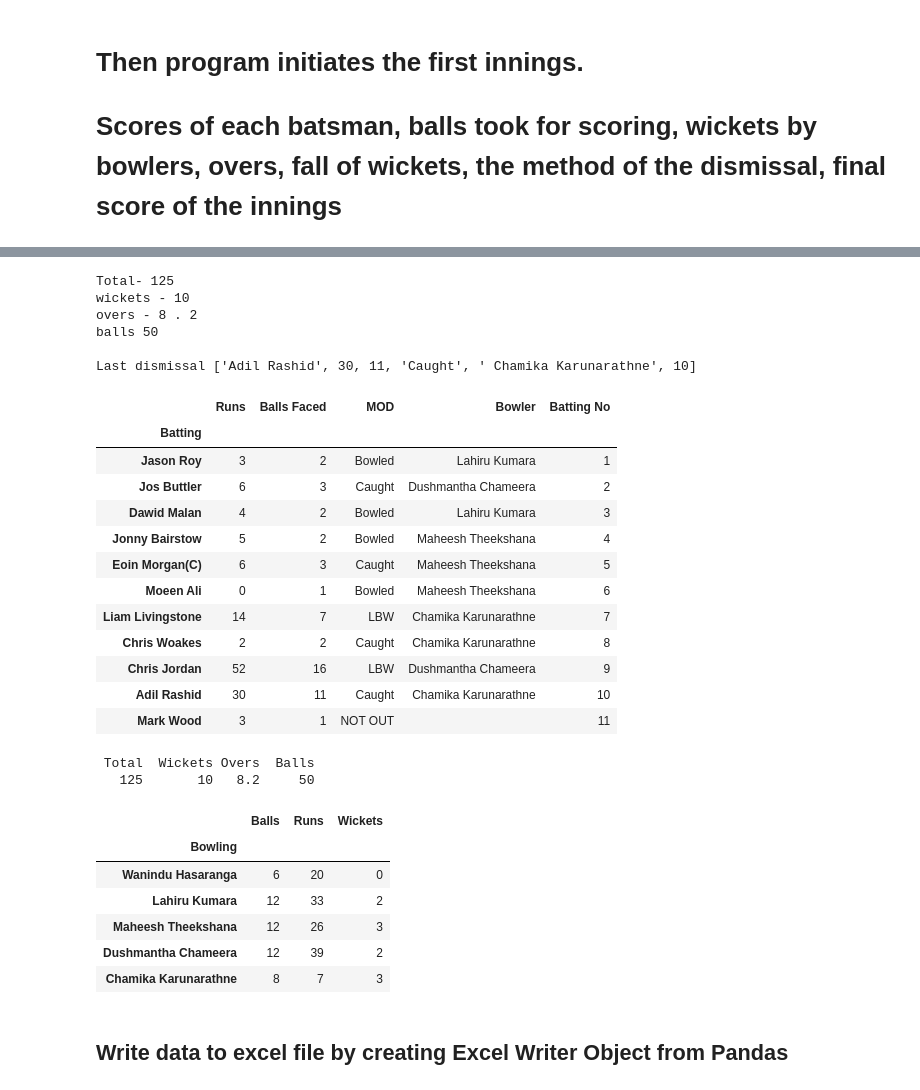
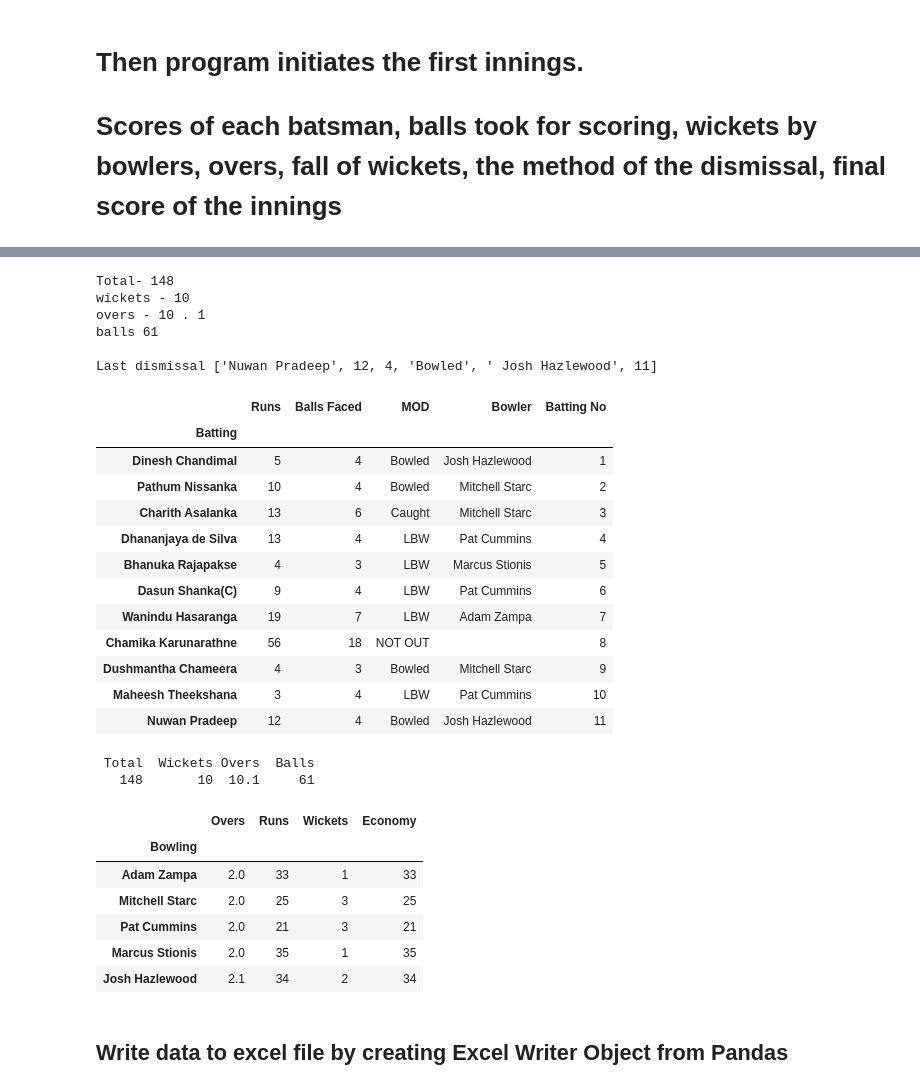
Before and after one commit to Nadun999/Cricket_Match_Simulator, a Jupyter notebook: files/coursework_test.ipynb, the cells around one changed output, grey strips where cells are left out. Saved outputs shown, nothing was run; the diff lists cells and outputs as text; code cells hidden in the pictures.

Commit message:
bowler overs edit

```diff
--- a/files/coursework_test.ipynb
+++ b/files/coursework_test.ipynb
@@ -265,7 +251,7 @@ batting_team = pd.read_excel(batting_url)
 #converting excel to python list
 yet_to_bat = batting_team.values.tolist()
 
-# bowlers_name , balls , runs , wickets
+# bowlers_name , balls , runs , wickets , economy
 #importing bowling team
 bowling_url = team_to_bowl[1]
 bowling_team = pd.read_excel(bowling_url)
@@ -277,7 +263,7 @@ yet_to_bowl = []
 
 for i in reversed(range(len(bowling_team_list))):
     if len(yet_to_bowl) < 5 :
-        yet_to_bowl.append([bowling_team_list[i][0], 0, 0, 0])
+        yet_to_bowl.append([bowling_team_list[i][0], 0, 0, 0, 0])
 
 
 
@@ -340,7 +326,7 @@ while (balls < (TOTAL_BALLS+1)):
                 str(bowler_onstrike[0])
 
             # fall of wickets
-            print('FOW', first_ing_total, ' --> ', first_ing_wickets+1, ' on over -', int(balls/6), '.', (balls) % 6 , batsman_onstrike[0][0])
+            print('FOW at', first_ing_total, ' --> ', first_ing_wickets+1, ' on over -', int(balls/6), '.', (balls) % 6 , batsman_onstrike[0][0])
 
             #bring new batsman to the crease (batsman_onstrike)
             if len(yet_to_bat) > 0:
@@ -366,6 +352,12 @@ while (balls < (TOTAL_BALLS+1)):
             current_bowler_onstrike_runs = bowler_onstrike[2]
             bowler_onstrike[2] = current_bowler_onstrike_runs + batter_score
 
+            # adding batter_score to current_bowler to get economy
+            current_bowler_onstrike_economy = 0
+            current_bowler_onstrike_economy = bowler_onstrike[4]
+            bowler_onstrike[4] = current_bowler_onstrike_economy + batter_score
+
+
             # swapping onstrike batsman when strike rotates
             if batter_score == 1 or batter_score == 3:
                 current_batsman = batsman_onstrike[0]
@@ -386,6 +378,9 @@ while (balls < (TOTAL_BALLS+1)):
     current_bowler_onstrike_balls = 0
     current_bowler_onstrike_balls = bowler_onstrike[1]
     bowler_onstrike[1] = current_bowler_onstrike_balls + 1
+
+
+    #adding balls to first_ing ball count
     balls += 1
 
 # last dismissed batsman
@@ -429,6 +424,12 @@ sorted_list = sorted(score_card_first_ing, key=itemgetter(5))
 df_score_card_first_ing = pd.DataFrame(sorted_list)
 
 
+
+#converting bowler balls to overs
+for bowler_overs in bowler_list_first_ing:
+    bowler_overs[1] = str(int((bowler_overs[1])/6)) + '.'+ str((bowler_overs[1]) % 6)
+
+
 # convert df_bowler_list_first_ing to a data frame for displaying
 df_bowler_list_first_ing = pd.DataFrame(bowler_list_first_ing)
 # %% [output]
@@ -447,12 +448,12 @@ print('\nTotal-', first_ing_total, '\nwickets -', first_ing_wickets, '\novers -'
 # print('Extras - ',extras_first_ing)
 print('\nLast dismissal', last_dismissal)
 # %% [output]
-Total- 125
+Total- 148
 wickets - 10
-overs - 8 . 2
-balls 50
+overs - 10 . 1
+balls 61
 
-Last dismissal ['Adil Rashid', 30, 11, 'Caught', ' Chamika Karunarathne', 10]
+Last dismissal ['Nuwan Pradeep', 12, 4, 'Bowled', ' Josh Hazlewood', 11]
 # %%
 new_headers = ['Batting','Runs','Balls Faced','MOD','Bowler','Batting No']
 df_score_card_first_ing.columns = new_headers
@@ -461,17 +462,17 @@ df_score_card_first_ing_without_index
 # %% [output]
 |  | Runs | Balls Faced | MOD | Bowler | Batting No |
 | Batting |  |  |  |  |  |
-| Jason Roy | 3 | 2 | Bowled | Lahiru Kumara | 1 |
-| Jos Buttler | 6 | 3 | Caught | Dushmantha Chameera | 2 |
-| Dawid Malan | 4 | 2 | Bowled | Lahiru Kumara | 3 |
-| Jonny Bairstow | 5 | 2 | Bowled | Maheesh Theekshana | 4 |
-| Eoin Morgan(C) | 6 | 3 | Caught | Maheesh Theekshana | 5 |
-| Moeen Ali | 0 | 1 | Bowled | Maheesh Theekshana | 6 |
-| Liam Livingstone | 14 | 7 | LBW | Chamika Karunarathne | 7 |
-| Chris Woakes | 2 | 2 | Caught | Chamika Karunarathne | 8 |
-| Chris Jordan | 52 | 16 | LBW | Dushmantha Chameera | 9 |
-| Adil Rashid | 30 | 11 | Caught | Chamika Karunarathne | 10 |
-| Mark Wood | 3 | 1 | NOT OUT |  | 11 |
+| Dinesh Chandimal | 5 | 4 | Bowled | Josh Hazlewood | 1 |
+| Pathum Nissanka | 10 | 4 | Bowled | Mitchell Starc | 2 |
+| Charith Asalanka | 13 | 6 | Caught | Mitchell Starc | 3 |
+| Dhananjaya de Silva | 13 | 4 | LBW | Pat Cummins | 4 |
+| Bhanuka Rajapakse | 4 | 3 | LBW | Marcus Stionis | 5 |
+| Dasun Shanka(C) | 9 | 4 | LBW | Pat Cummins | 6 |
+| Wanindu Hasaranga | 19 | 7 | LBW | Adam Zampa | 7 |
+| Chamika Karunarathne | 56 | 18 | NOT OUT |  | 8 |
+| Dushmantha Chameera | 4 | 3 | Bowled | Mitchell Starc | 9 |
+| Maheesh Theekshana | 3 | 4 | LBW | Pat Cummins | 10 |
+| Nuwan Pradeep | 12 | 4 | Bowled | Josh Hazlewood | 11 |
 # %%
 overs = str(int((balls-1)/6)) + '.'+ str((balls-1) % 6)
 first_ing_summary = [[first_ing_total,first_ing_wickets, overs,(balls-1)]]
@@ -480,20 +481,22 @@ df_first_ing_summary = pd.DataFrame(first_ing_summary, columns = ['Total' , 'Wic
 print(df_first_ing_summary.to_string(index = False))
 # %% [output]
  Total  Wickets Overs  Balls
-   125       10   8.2     50
+   148       10  10.1     61
 # %%
-new_headers = ['Bowling','Balls','Runs','Wickets']
+new_headers = ['Bowling','Overs','Runs','Wickets','Economy']
 df_bowler_list_first_ing.columns = new_headers
 df_bowler_list_first_ing_without_index = df_bowler_list_first_ing.set_index('Bowling')
 df_bowler_list_first_ing_without_index
+# df_bowler_list_first_ing
+# bowler_list_first_ing
 # %% [output]
-|  | Balls | Runs | Wickets |
-| Bowling |  |  |  |
-| Wanindu Hasaranga | 6 | 20 | 0 |
-| Lahiru Kumara | 12 | 33 | 2 |
-| Maheesh Theekshana | 12 | 26 | 3 |
-| Dushmantha Chameera | 12 | 39 | 2 |
-| Chamika Karunarathne | 8 | 7 | 3 |
+|  | Overs | Runs | Wickets | Economy |
+| Bowling |  |  |  |  |
+| Adam Zampa | 2.0 | 33 | 1 | 33 |
+| Mitchell Starc | 2.0 | 25 | 3 | 25 |
+| Pat Cummins | 2.0 | 21 | 3 | 21 |
+| Marcus Stionis | 2.0 | 35 | 1 | 35 |
+| Josh Hazlewood | 2.1 | 34 | 2 | 34 |
 # %% [markdown]
 ## Write data to excel file by creating Excel Writer Object from Pandas
 # %%
```
Also changed, not shown: parts of 20 cells of this notebook, 19 other files.
